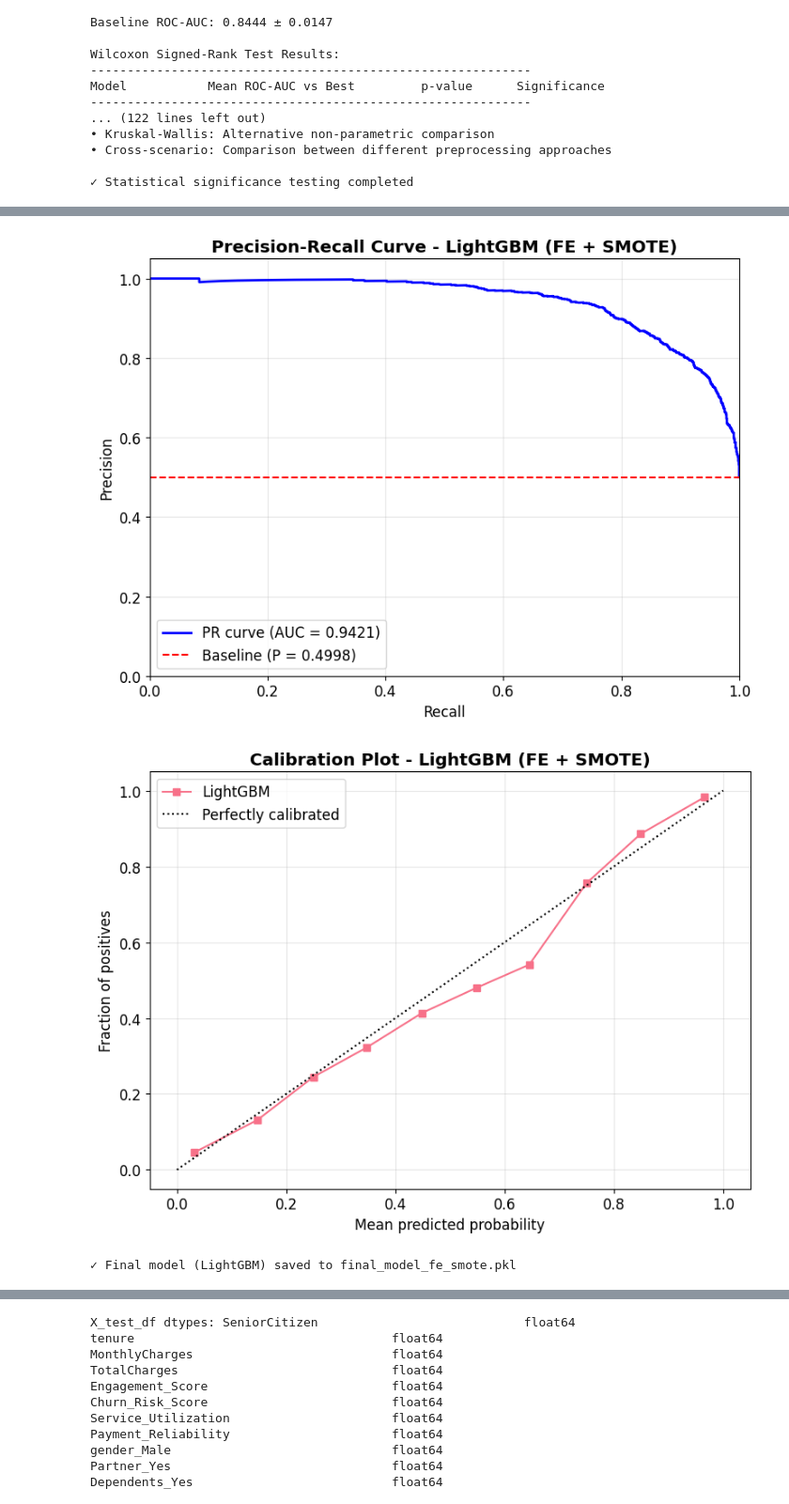
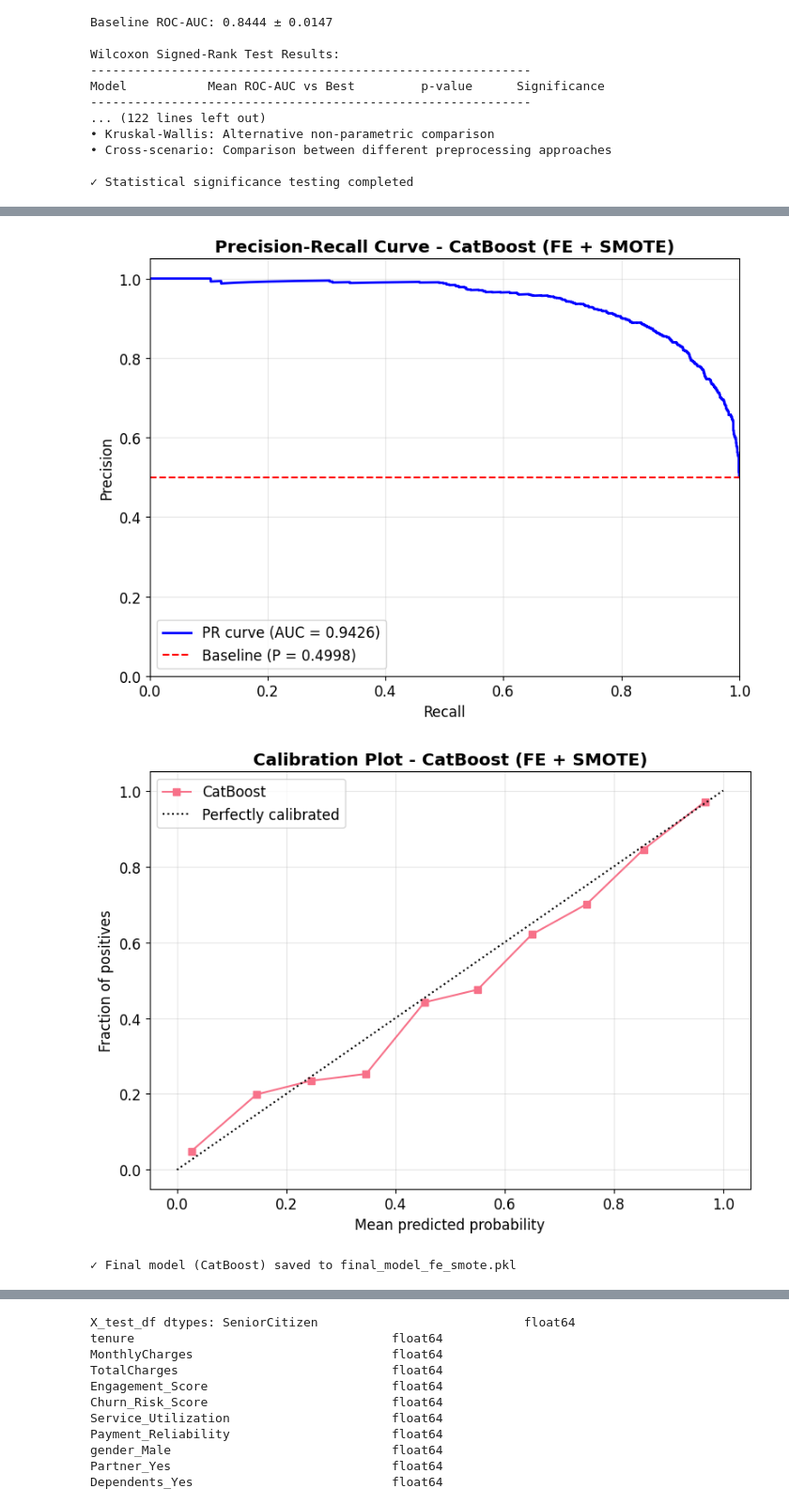
Before and after one commit to koriebruh/CHURN-JOURNAL, a Jupyter notebook: wwwNofel.ipynb, the cells around one changed output, grey strips where cells are left out. Shown at 94% size. Drawn from its saved outputs; the diff is of its cells as text; code cells hidden in the pictures.

Commit message:
finaly done let's go write paper

```diff
--- a/wwwNofel.ipynb
+++ b/wwwNofel.ipynb
@@ -427,7 +427,7 @@ Target Variable Distribution After SMOTE:
 - Yes: 5174 (50.00%)
 [figure]
 # %%
-train_now = False  # Set to True to retrain hyperparameters, False to load existing
+train_now = True  # Set to True to retrain hyperparameters, False to load existing
 # === STEP 5: MODEL DEFINITION AND HYPERPARAMETER TUNING ===
 print("\n" + "="*50)
 print("STEP 5: MODEL DEFINITION AND HYPERPARAMETER TUNING")
@@ -1149,8 +1149,8 @@ if not isinstance(y_test, pd.Series):
 
 # Train the best model
 final_model = tuned_models[best_model_name]
+# final_model.set_params(random_seed=RANDOM_SEED) # di hiden unutk mensimulasikan deployment
 final_model.fit(X_train, y_train)
-final_model.set_params(random_seed=RANDOM_SEED)
 
 # Predictions
 y_pred = final_model.predict(X_test)
@@ -1260,6 +1260,6 @@ weighted avg       0.85      0.85      0.85      2587
-[figure, old version]
+[figure, new version]
-[figure, old version]
+[figure, new version]
-✓ Final model (LightGBM) saved to final_model_fe_smote.pkl
+✓ Final model (CatBoost) saved to final_model_fe_smote.pkl
 # %%
 # === STEP 9: FEATURE IMPORTANCE ANALYSIS ===
 print("\n" + "="*50)
```
Also changed, not shown: parts of 11 cells of this notebook, 28 other files.
